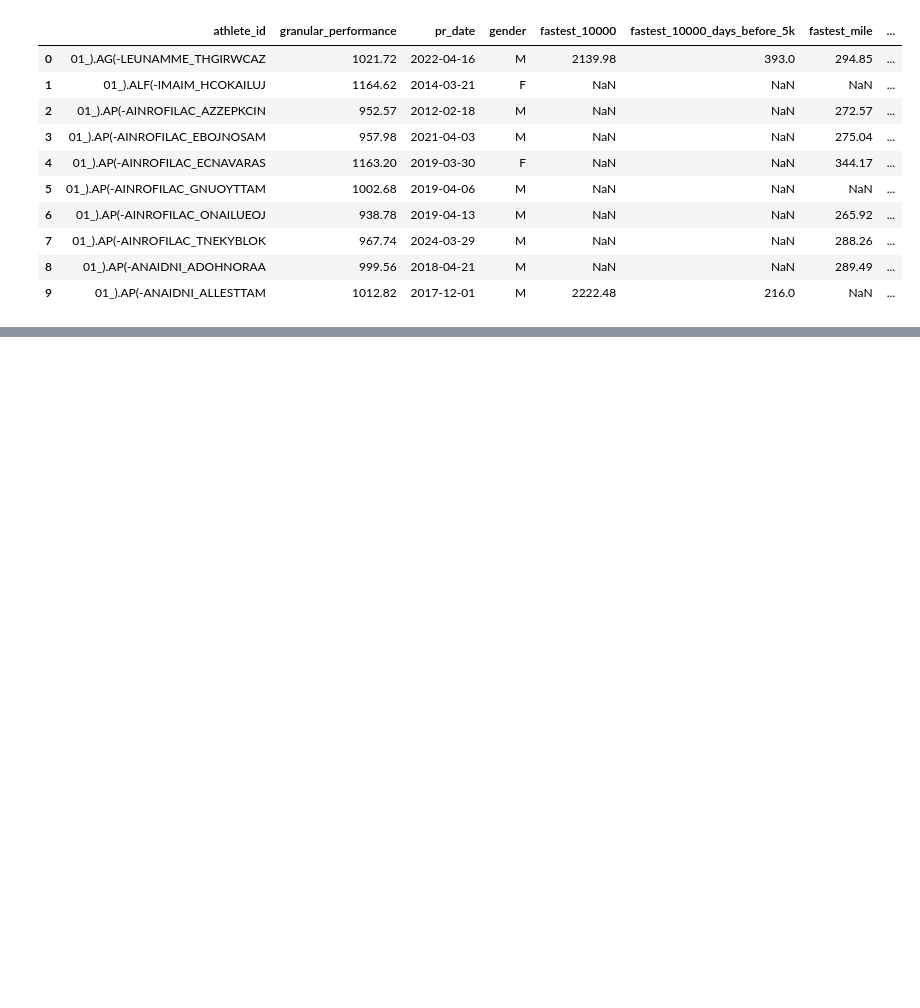
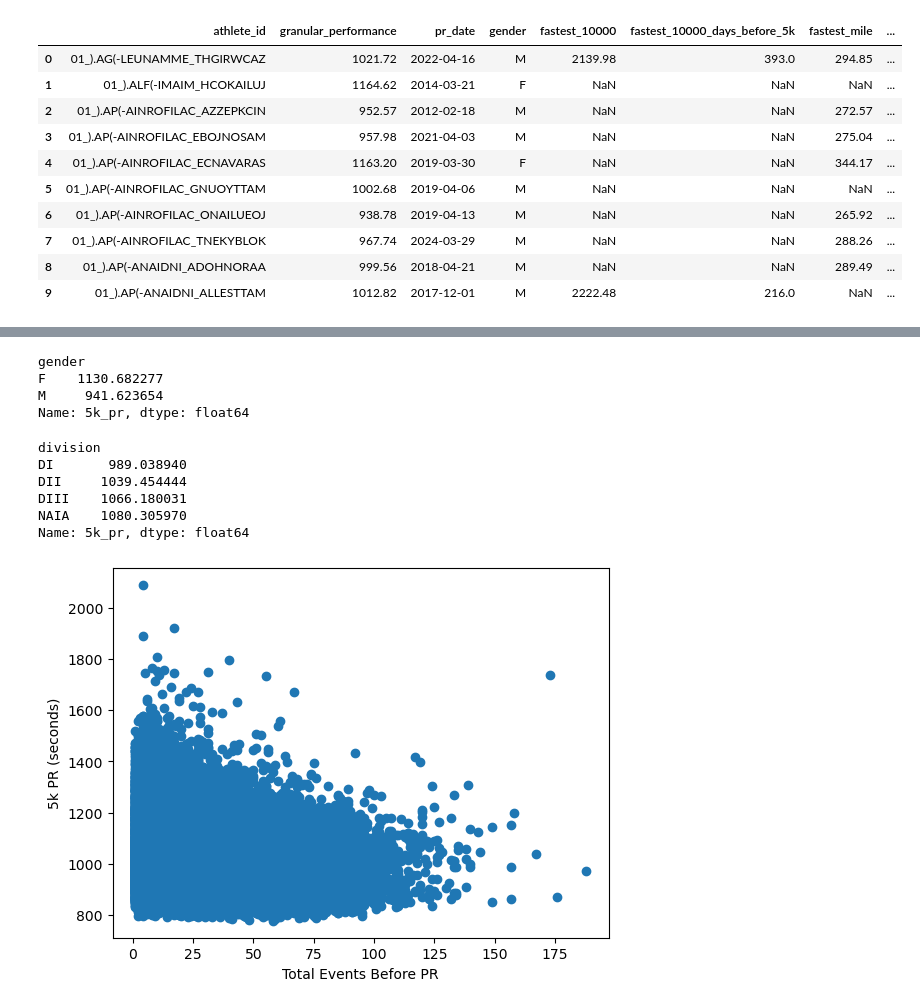
Before and after one commit to stanski901/5k_predictor, a Jupyter notebook: working_file.ipynb, the cells around one changed output, grey strips where cells are left out. Saved outputs shown, nothing was run; the diff lists cells and outputs as text; code cells hidden in the pictures; blank space fills up the shorter version.

```diff
--- a/working_file.ipynb
+++ b/working_file.ipynb
@@ -374,0 +535,24 @@ sample.drop(columns=['first_date'], inplace=True)
+# %%
+sample.groupby('gender')['5k_pr'].mean()
+#sample.groupby('school_state')['5k_pr'].mean()
+# %% [output]
+gender
+F    1130.682277
+M     941.623654
+Name: 5k_pr, dtype: float64
+# %%
+sample.groupby('division')['5k_pr'].mean()
+# %% [output]
+division
+DI       989.038940
+DII     1039.454444
+DIII    1066.180031
+NAIA    1080.305970
+Name: 5k_pr, dtype: float64
+# %%
+plt.scatter(sample['events_total'], sample['5k_pr'])
+plt.xlabel("Total Events Before PR")
+plt.ylabel("5k PR (seconds)")
+plt.show()
+# %% [output]
+[figure, added]
```
Also changed, not shown: parts of 19 cells of this notebook.
